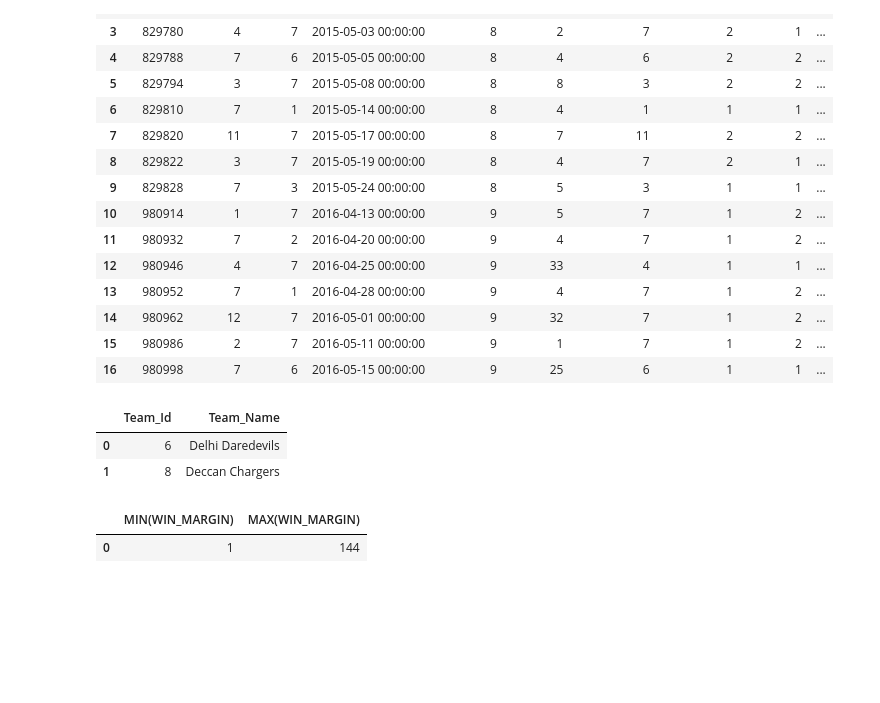
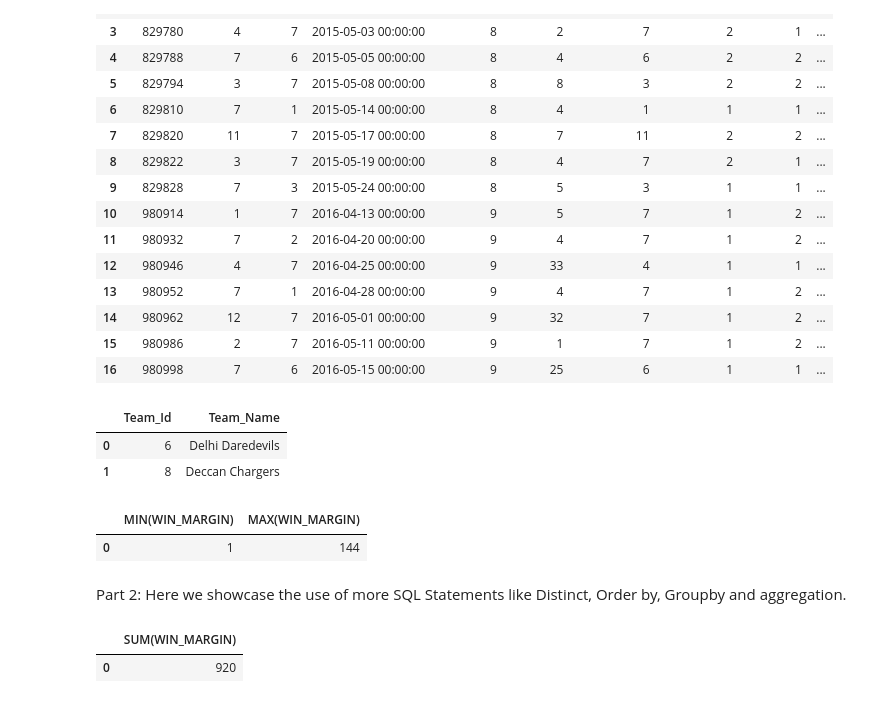
Before and after one commit to Jackydejnr1/Teaching-Files, a Jupyter notebook: connect_to_sqlite_database.ipynb, the cells around one changed output. Drawn from its saved outputs; the diff is of its cells as text; code cells hidden in the pictures; blank space fills up the shorter version.

```diff
--- a/connect_to_sqlite_database.ipynb
+++ b/connect_to_sqlite_database.ipynb
@@ -106,13 +106,13 @@ teams
 | 12 | 13 | Gujarat Lions |
 # %%
 #read tables from the dataset into data frame
-matches = pd.read_sql("""SELECT *
+Matches = pd.read_sql("""SELECT *
                          FROM Match;""",conn)
 """**conclution - **
 - 12 Numeric features (Integer and Numeric)and one categorical feature (text)
 -3 columns with null features
 """
-matches
+Matches
 # %% [output]
 |  | Match_Id | Team_1 | Team_2 | Match_Date | Season_Id | Venue_Id | Toss_Winner | Toss_Decide | Win_Type | ... |
 | 0 | 335987 | 2 | 1 | 2008-04-18 00:00:00 | 1 | 1 | 2 | 1 | 1 | ... |
@@ -190,3 +190,36 @@ min_max_margin
 # %% [output]
 |  | MIN(WIN_MARGIN) | MAX(WIN_MARGIN) |
 | 0 | 1 | 144 |
+# %% [markdown]
+Part 2: Here we showcase the use of more SQL Statements like Distinct, Order by, Groupby and aggregation.
+# %%
+Matches.head()
+"""**conclutiom-**
+-12 NUWERIC FEATURES INTEGER (Nunreric and integer) and three categorical features (text)
+-3 columns with null expressions
+"""
+#get the average win margins for all the wining teams for season 9
+result1 = pd.read_sql("""SELECT AVG(WIN_MARGIN),Match_Winner
+                         FROM Match
+                         WHERE SEASON_ID = 9
+                         group by Match_Winner;""",conn)
+result1
+
+#get the count of the venues for season 9
+result2 = pd.read_sql("""SELECT COUNT(DISTINCT VENUE_ID)
+                         FROM Match
+                         WHERE SEASON_ID = 9;""",conn)
+result2
+#get the minimum ,maximum and average win margin
+#also get the total number of players who have recieved man of the match throughout all the seasons
+result3 = pd.read_sql("""SELECT MIN(WIN_MARGIN),MAX(WIN_MARGIN),AVG(WIN_MARGIN),COUNT(DISTINCT MAN_OF_THE_MATCH)
+                         FROM Match;""",conn)
+result3
+#return total of win margins for all the winners in season 9
+result4 = pd.read_sql("""SELECT SUM(WIN_MARGIN)
+                         FROM Match
+                         WHERE SEASON_ID = 9;""",conn)
+result4
+# %% [output]
+|  | SUM(WIN_MARGIN) |
+| 0 | 920 |
```
Also changed, not shown: parts of 2 cells of this notebook.
